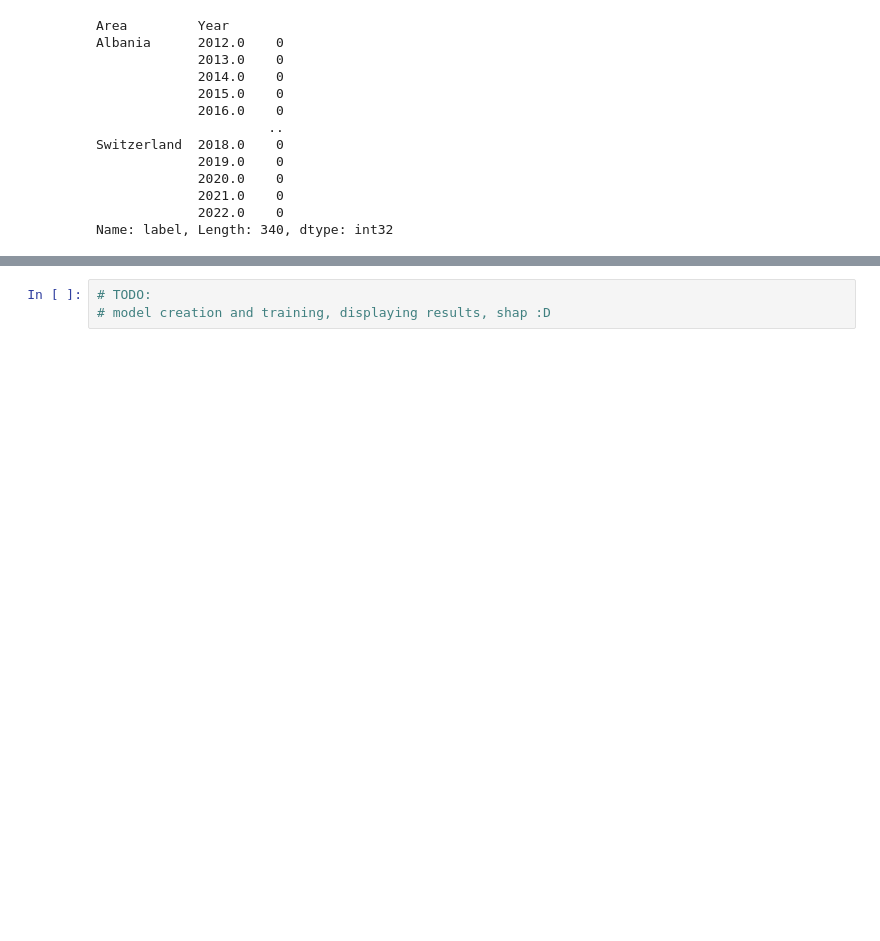
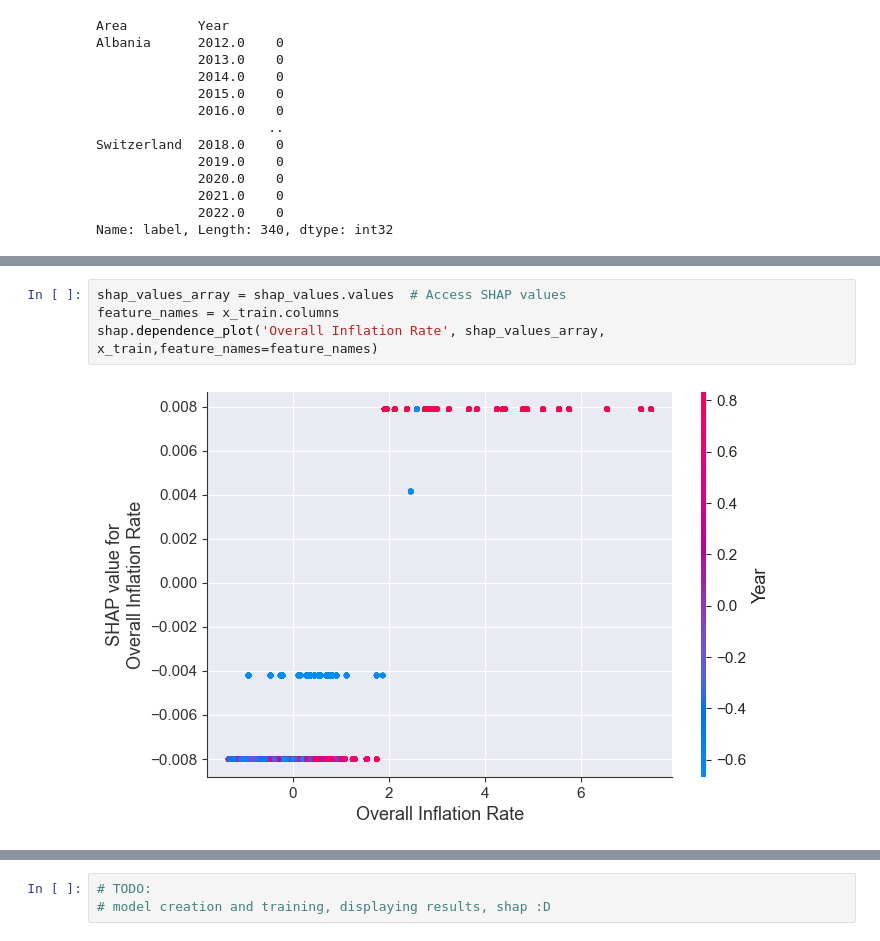
Before and after one commit to filipsam789/food-explainable-ai, a Jupyter notebook: project.ipynb, the cells around one changed output, grey strips where cells are left out. Cells and saved outputs as stored; diff of their text form; blank space fills up the shorter version.

```diff
--- a/project.ipynb
+++ b/project.ipynb
@@ -572,0 +659,6 @@ Name: label, Length: 340, dtype: int32
+# %%
+shap_values_array = shap_values.values  # Access SHAP values
+feature_names = x_train.columns
+shap.dependence_plot('Overall Inflation Rate', shap_values_array, x_train,feature_names=feature_names)
+# %% [output]
+[figure, added]
```
Also changed, not shown: parts of 15 cells of this notebook.
